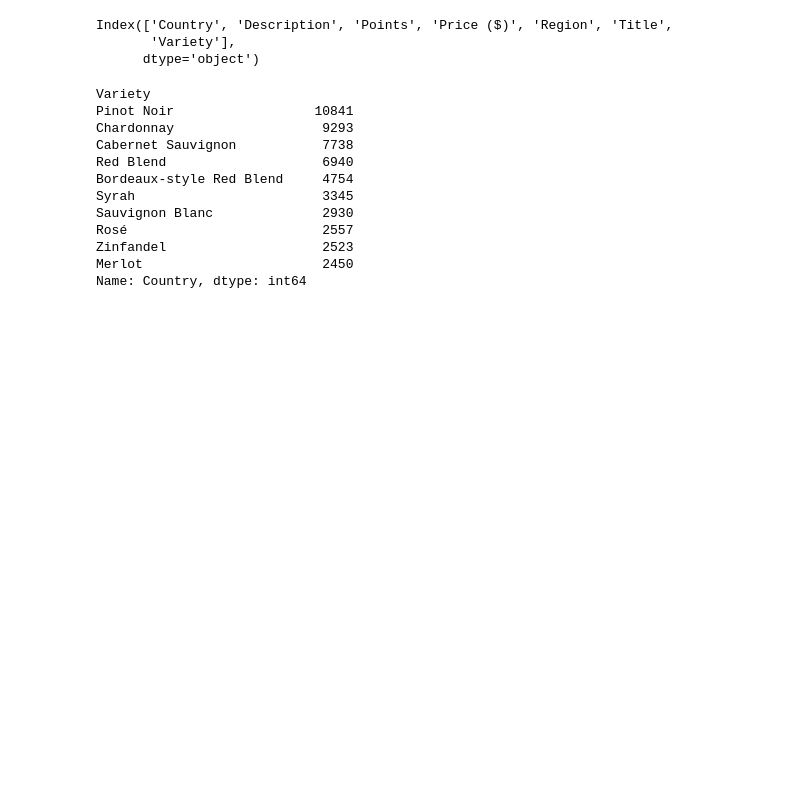
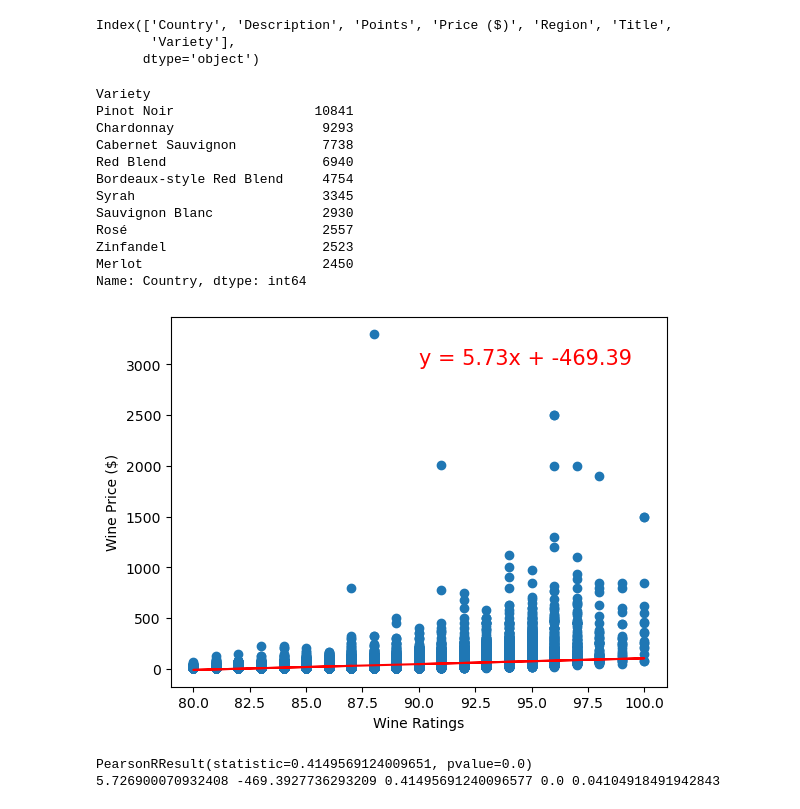
Before and after one commit to carojasp12/Sip-by-Sip, a Jupyter notebook: Code/Sip-by-Sip.ipynb, the cells around one changed output. Saved outputs shown, nothing was run; the diff lists cells and outputs as text; code cells hidden in the pictures; blank space fills up the shorter version.

Commit message:
Update correlation code

```diff
--- a/Code/Sip-by-Sip.ipynb
+++ b/Code/Sip-by-Sip.ipynb
@@ -90,3 +92,22 @@ Rosé                         2557
 Zinfandel                    2523
 Merlot                       2450
 Name: Country, dtype: int64
+# %%
+x_values = wine_df['Points']
+y_values = wine_df['Price ($)']
+correlation = st.pearsonr(x_values,y_values)
+(slope, intercept, rvalue, pvalue, stderr) = st.linregress(x_values, y_values)
+regress_values = x_values * slope + intercept
+line_eq = "y = " + str(round(slope,2)) + "x + " + str(round(intercept,2))
+plt.scatter(x_values,y_values)
+plt.plot(x_values,regress_values,"r-")
+plt.annotate(line_eq,(90,3000),fontsize=15,color="red")
+plt.xlabel('Wine Ratings')
+plt.ylabel('Wine Price ($)')
+plt.show()
+print(correlation)
+print(slope, intercept, rvalue, pvalue, stderr)
+# %% [output]
+[figure, added]
+PearsonRResult(statistic=0.4149569124009651, pvalue=0.0)
+5.726900070932408 -469.3927736293209 0.41495691240096577 0.0 0.04104918491942843
```
Also changed, not shown: parts of 4 cells of this notebook.
